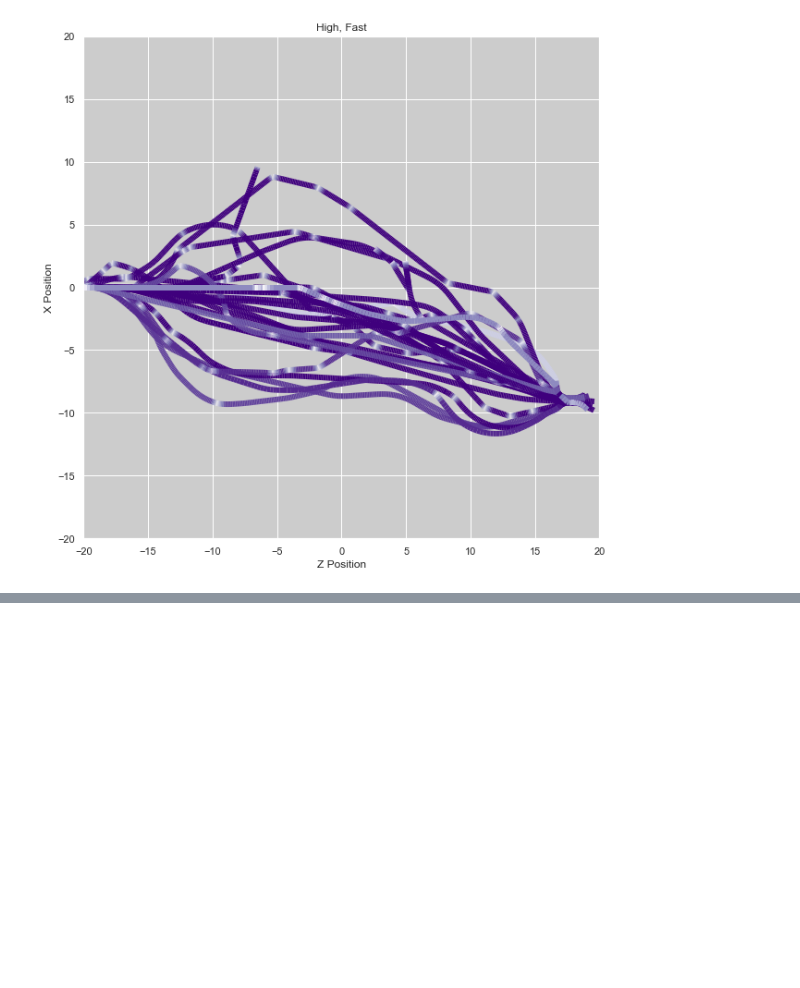
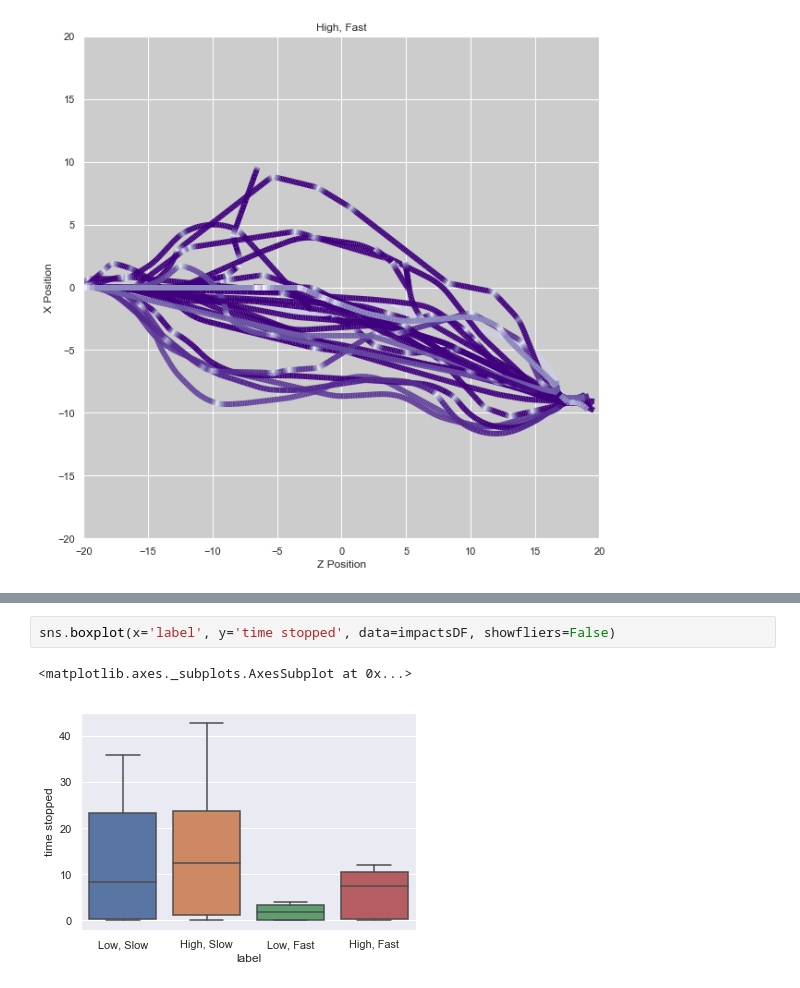
Before and after one commit to FAR-Lab/chairsim-server, a Jupyter notebook: Chairsim_paths.ipynb, the cells around one changed output, grey strips where cells are left out. Drawn from its saved outputs; the diff is of its cells as text; blank space fills up the shorter version.

```diff
--- a/Chairsim_paths.ipynb
+++ b/Chairsim_paths.ipynb
@@ -311,0 +417,5 @@ plt.show()
+# %%
+sns.boxplot(x='label', y='time stopped', data=impactsDF, showfliers=False)
+# %% [output]
+<matplotlib.axes._subplots.AxesSubplot at 0x...>
+[figure, added]
```
Also changed, not shown: parts of 15 cells of this notebook.
